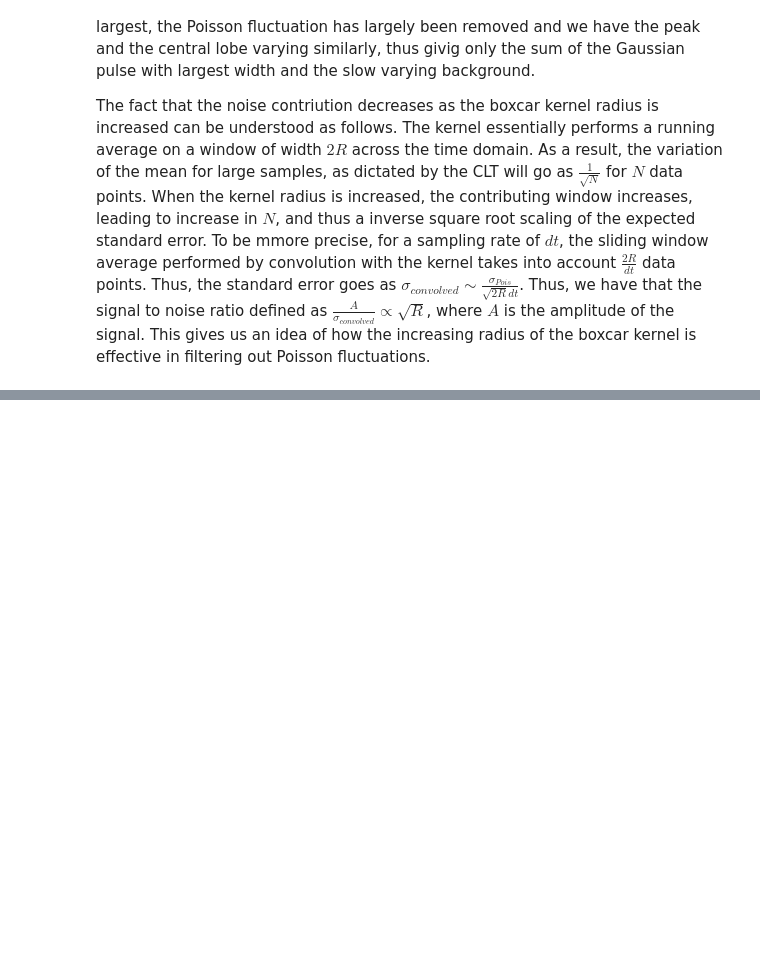
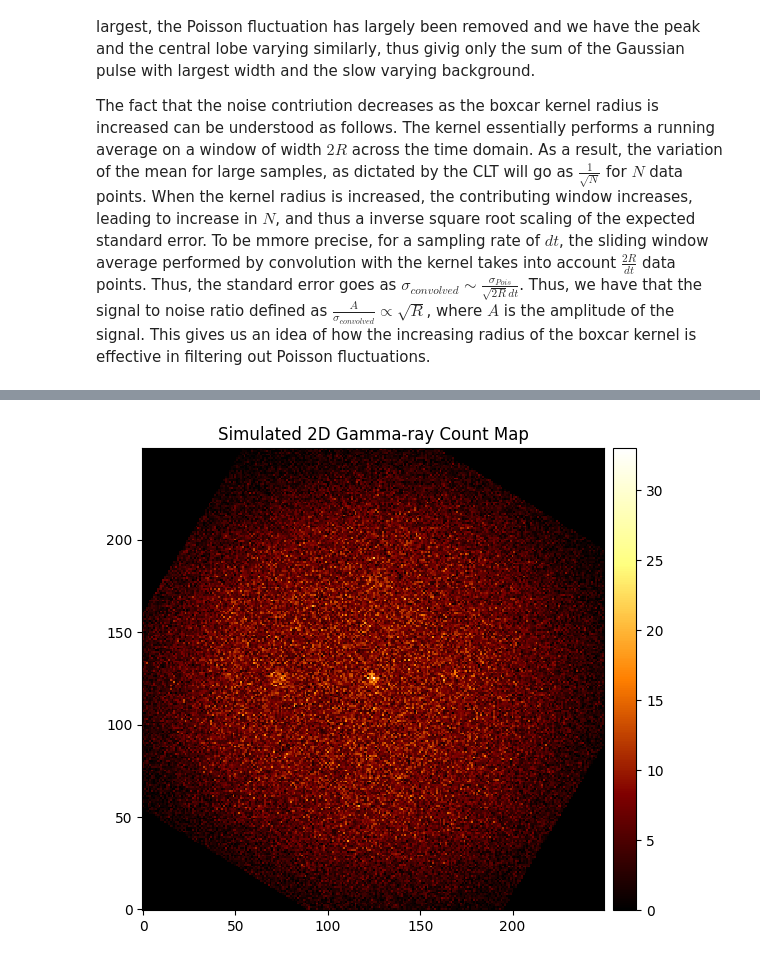
Before and after one commit to sarthak-tri/ACR_2026_TIFR_assignments, a Jupyter notebook: assignment-2/answers-assignment-2.ipynb, the cells around one changed output, grey strips where cells are left out. Drawn from its saved outputs; the diff is of its cells as text; code cells hidden in the pictures; blank space fills up the shorter version.

```diff
--- a/assignment-2/answers-assignment-2.ipynb
+++ b/assignment-2/answers-assignment-2.ipynb
@@ -639,0 +658,94 @@ The fact that the noise contriution decreases as the boxcar kernel radius is inc
+# %%
+# Defining telescope geometry (or sky geometry?)
+energy_ax = MapAxis.from_energy_bounds("1 TeV", "10 TeV", nbin=1)   # signle energy bin
+target_pos = SkyCoord(0.0, 0.0, frame="galactic", unit = "deg") # target position
+geom = WcsGeom.create(
+    skydir= target_pos,
+    binsz= 0.02, # pixel sizes
+    width= (5,5),    #field of view
+    frame=  "galactic",
+    axes=[energy_ax]
+)
+
+# IRFs from Data Store
+data_store = DataStore.from_dir("$GAMMAPY_DATA/hess-dl3-dr1/")  # HESS IRF
+
+# Simulating Observation
+ltime = 50 * u.hour # livetime
+pointing = target_pos
+
+some_true_obs = data_store.obs(obs_id = 23523)
+irfs = {    # Building IRF from the specific Hess observation
+    'aeff': some_true_obs.aeff,
+    'psf': some_true_obs.psf,
+    'bkg': some_true_obs.bkg,
+    'edisp': some_true_obs.edisp
+}
+sim_observation = Observation.create(
+    obs_id= 1,
+    pointing= pointing,
+    livetime= ltime,
+    irfs= irfs # Loading IRF from first observation
+)
+
+# Spectral model corresponding to sources
+spectral = PowerLawSpectralModel(
+    index = 2.7,
+    amplitude = 1e-12 * u.Unit("cm-2 s-1 TeV-1"),
+    reference = 1 * u.TeV
+)
+
+# Defining sources positions, equally distributed in four quadrants and also at the center for simplicity
+sources = [
+    SkyCoord(0.0, 0.0, frame = "galactic", unit = "deg"),   # source at center
+    SkyCoord(1.0, 0.0, frame = "galactic", unit = "deg"),   # source on +x
+    SkyCoord(0.0, 1.0, frame = "galactic", unit = "deg"),   # cource on +y
+    SkyCoord(-1.0, 0.0, frame = "galactic", unit = "deg"),  # source on -x
+    SkyCoord(0.0, -1.0, frame = "galactic", unit = "deg"),  # source on -y
+]
+
+# Spatial model: 1 point source + 4 gaussians of increasing width
+source_spreads = [None, 0.05, 0.1, 0.2, 0.4]    # None for point source, others in degrees
+sky_models = []
+for k in range(len(source_spreads)):
+    sigma_val = source_spreads[k]
+    if sigma_val is None:
+        spatial_model = PointSpatialModel(
+            lon_0 = sources[k].galactic.l,  # longitude of center
+            lat_0 = sources[k].galactic.b,  # latitude of center
+            frame = "galactic"  # in the galactic plane
+        )
+    else:
+        spatial_model = GaussianSpatialModel(
+            lon_0 = sources[k].galactic.l,  # longitude of center
+            lat_0 = sources[k].galactic.b,  # latitude of center
+            sigma = sigma_val * u.deg,  # spread of source in degrees
+            frame = "galactic", # in the galactic plane
+        )
+
+    sky_models.append(
+        SkyModel(
+            spectral_model= spectral,
+            spatial_model= spatial_model,
+            name = f"source_{k}_sigma_{sigma_val}"
+        )
+    )
+
+models = Models(sky_models) # modelling the sky with these sources and power law
+
+# Generating the signals
+empty_set = MapDataset.create(geom=geom, name = 'simulated')
+maker = MapDatasetMaker(selection=['exposure','background','psf','edisp'])
+safe_mask_maker = SafeMaskMaker(methods=['offset-max'], offset_max= 2.5 * u.deg)
+data = maker.run(empty_set, observation= sim_observation)
+data = safe_mask_maker.run(data, sim_observation)
+data.models = models    # for simulated counts
+data.fake() # for creating Poisson fluctuations
+
+# Plotting for visualization
+fig, ax = plt.subplots(figsize=(8, 6))
+data.counts.sum_over_axes().plot(ax=ax, add_cbar=True)
+ax.set_title("Simulated 2D Gamma-ray Count Map")
+plt.show()
+# %% [output]
+[figure, added]
```
Also changed, not shown: parts of 6 cells of this notebook.
